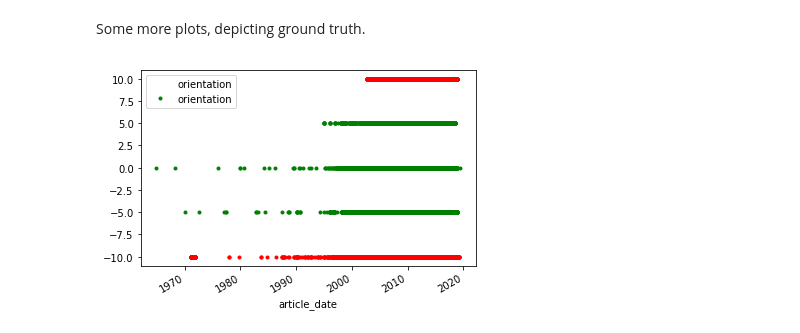
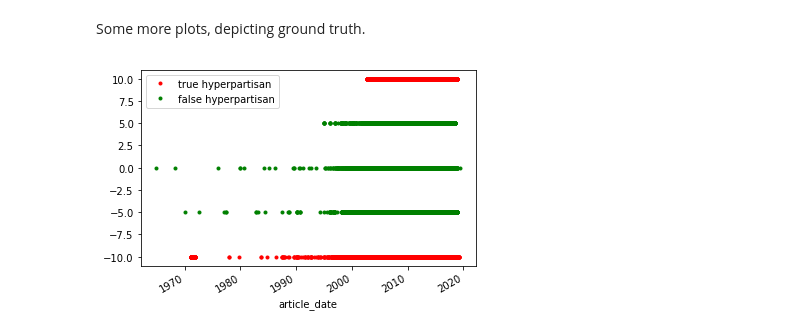
Before and after one commit to virresh/hyperpartisan-semeval19-task4, a Jupyter notebook: Data Visualisation.ipynb, the cells around one changed output. Cells and saved outputs as stored; diff of their text form; code cells hidden in the pictures.

```diff
--- a/Data Visualisation.ipynb
+++ b/Data Visualisation.ipynb
@@ -68,8 +68,9 @@ Some more plots, depicting ground truth.
 # %%
 hyper_part = date_less[date_less['hyperpartisan']==1]
 normal = date_less[date_less['hyperpartisan']==0]
 ax = hyper_part.plot('article_date', 'orientation', c='r', style='.')
 normal.plot('article_date', 'orientation', c='g', ax=ax, style='.')
+ax.legend(['true hyperpartisan', 'false hyperpartisan'])
 plt.savefig('figures/date_vs_orientation.png')
 # %% [output]
-[figure, old version]
+[figure, new version]
```
Also changed, not shown: parts of 1 cell of this notebook, 1 other file.
